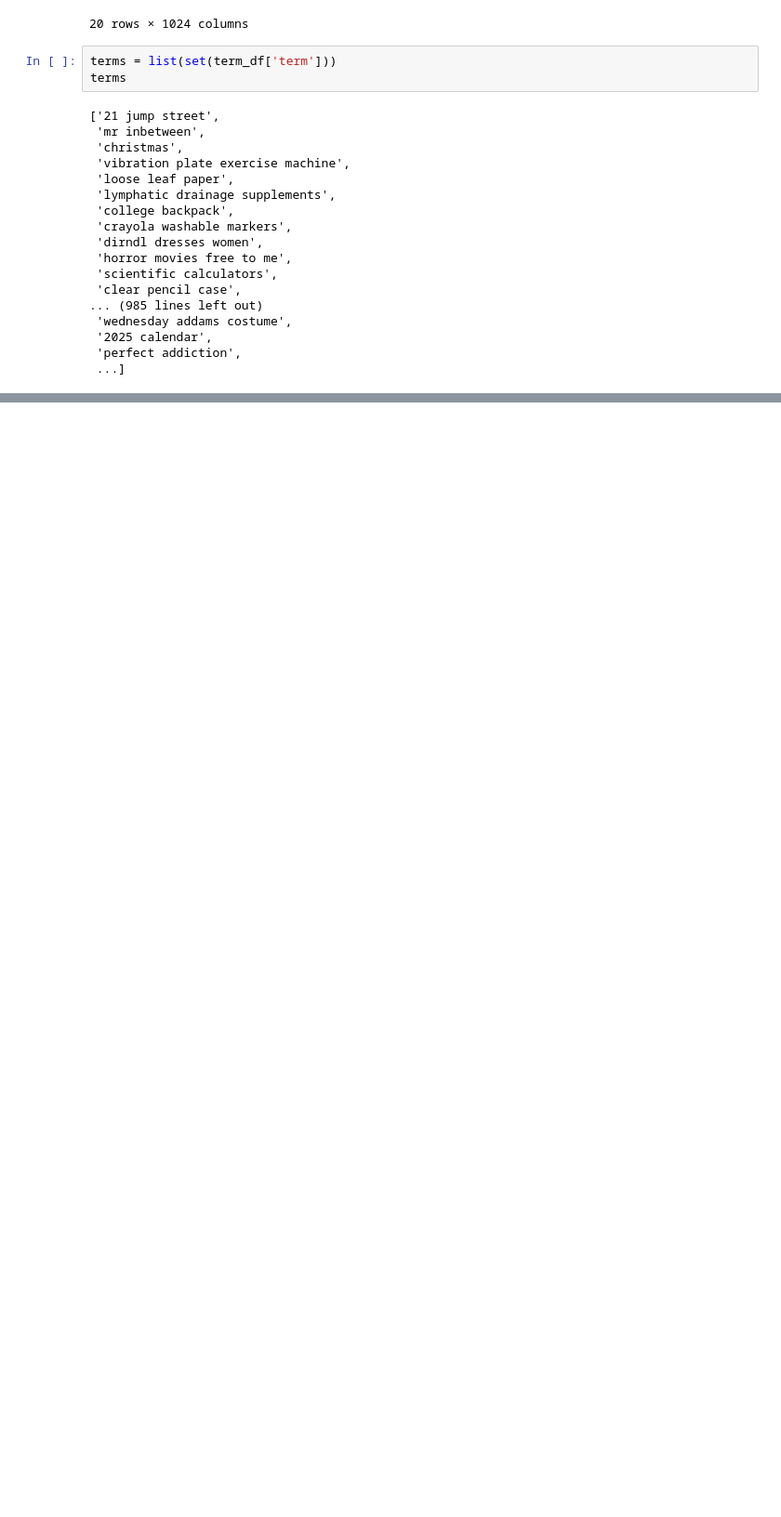
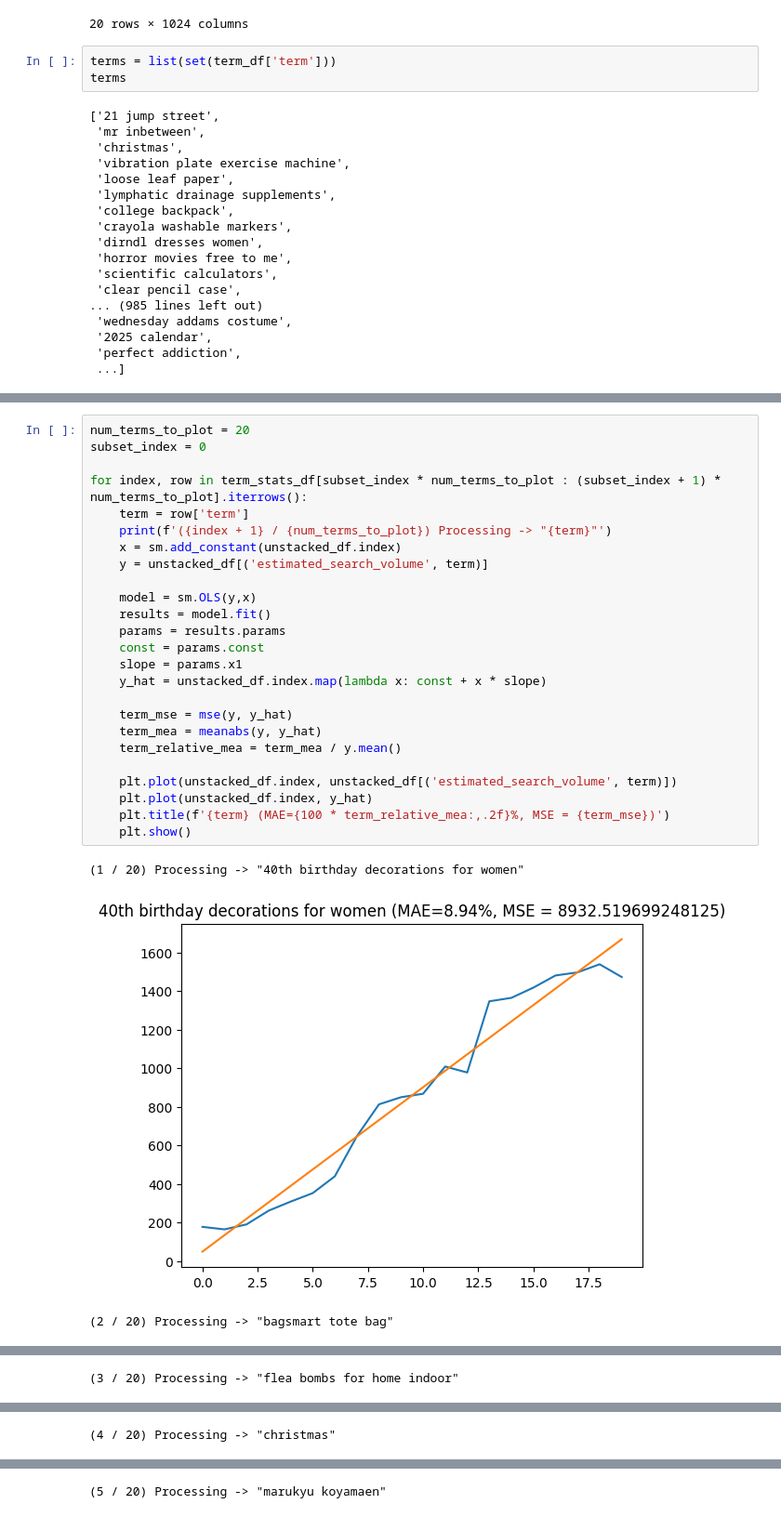
Before and after one commit to TomasDavidYe/ai-tinkerers-prague-demo, a Jupyter notebook: demo_notebook.ipynb, the cells around one changed output, grey strips where cells are left out. Shown at 93% size. Cells and saved outputs as stored; diff of their text form; blank space fills up the shorter version.

```diff
--- a/demo_notebook.ipynb
+++ b/demo_notebook.ipynb
@@ -102,0 +167,29 @@ terms
+# %%
+num_terms_to_plot = 20
+subset_index = 0
+
+for index, row in term_stats_df[subset_index * num_terms_to_plot : (subset_index + 1) * num_terms_to_plot].iterrows():
+    term = row['term']
+    print(f'({index + 1} / {num_terms_to_plot}) Processing -> "{term}"')
+    x = sm.add_constant(unstacked_df.index)
+    y = unstacked_df[('estimated_search_volume', term)]
+
+    model = sm.OLS(y,x)
+    results = model.fit()
+    params = results.params
+    const = params.const
+    slope = params.x1
+    y_hat = unstacked_df.index.map(lambda x: const + x * slope)
+
+    term_mse = mse(y, y_hat)
+    term_mea = meanabs(y, y_hat)
+    term_relative_mea = term_mea / y.mean()
+
+    plt.plot(unstacked_df.index, unstacked_df[('estimated_search_volume', term)])
+    plt.plot(unstacked_df.index, y_hat)
+    plt.title(f'{term} (MAE={100 * term_relative_mea:,.2f}%, MSE = {term_mse})')
+    plt.show()
+# %% [output]
+(1 / 20) Processing -> "40th birthday decorations for women"
+[figure, added]
+(2 / 20) Processing -> "bagsmart tote bag"
@@ -102,0 +197 @@ terms
+(3 / 20) Processing -> "flea bombs for home indoor"
@@ -102,0 +199 @@ terms
+(4 / 20) Processing -> "christmas"
@@ -102,0 +201 @@ terms
+(5 / 20) Processing -> "marukyu koyamaen"
```
Also changed, not shown: parts of 3 cells of this notebook.
